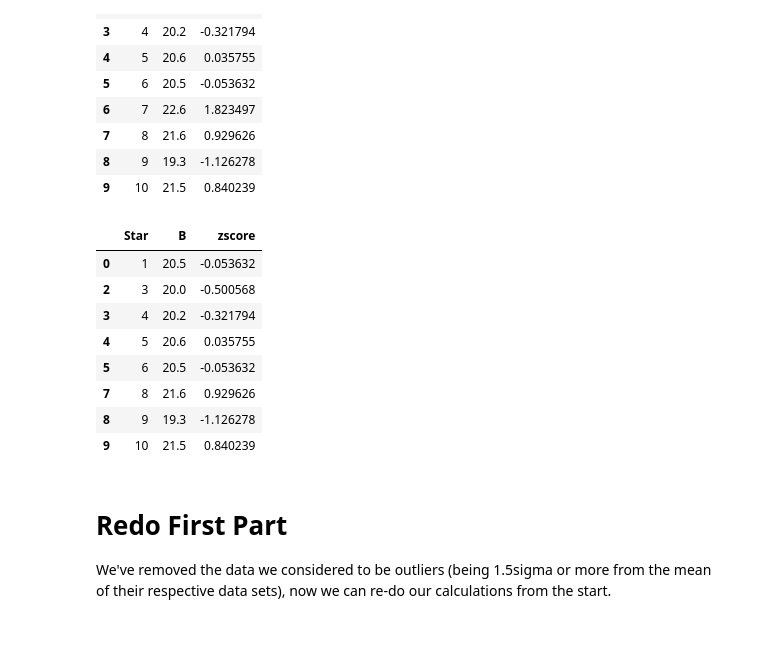
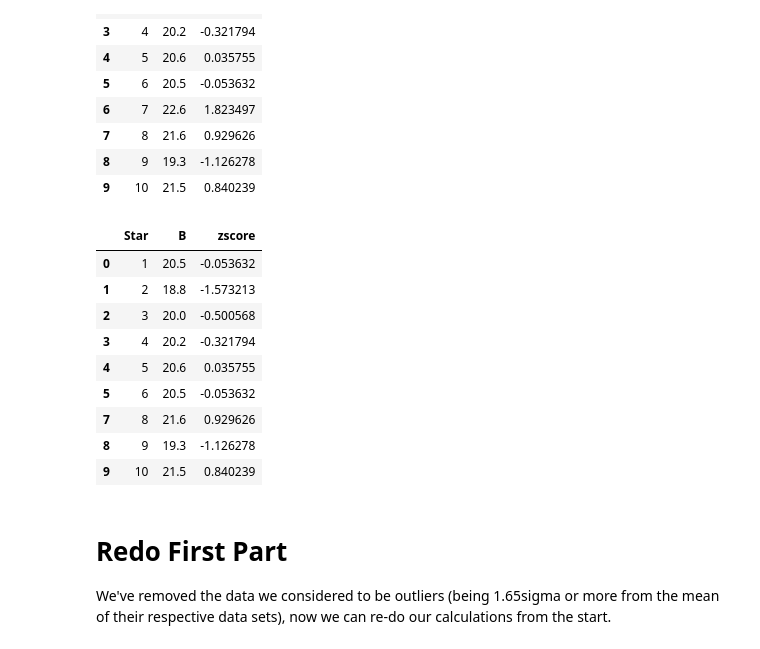
Before and after one commit to zalfalah/Astr3800, a Jupyter notebook: In-Class probably week 9.ipynb, the cells around one changed output. Cells and saved outputs as stored; diff of their text form; code cells hidden in the pictures.

```diff
--- a/In-Class probably week 9.ipynb
+++ b/In-Class probably week 9.ipynb
@@ -149,12 +150,13 @@ db
 | 9 | 10 | 21.5 | 0.840239 |
 # %%
 #Get rid of ones in B with a abs(z) > 1.5sigma
-db[(db > 1.5) | (db <-1.5)]   #this was used to check which values fit that criteria
-db= db.drop([1, 6])
+db[(db > 1.65) | (db <-1.65)]   #this was used to check which values fit that criteria
+db= db.drop([6])
 db
 # %% [output]
 |  | Star | B | zscore |
 | 0 | 1 | 20.5 | -0.053632 |
+| 1 | 2 | 18.8 | -1.573213 |
 | 2 | 3 | 20.0 | -0.500568 |
 | 3 | 4 | 20.2 | -0.321794 |
 | 4 | 5 | 20.6 | 0.035755 |
@@ -164,7 +166,7 @@ db
 | 9 | 10 | 21.5 | 0.840239 |
 # %% [markdown]
 # Redo First Part
-We've removed the data we considered to be outliers (being 1.5sigma or more from the mean of their respective data sets), now we can re-do our calculations from the start.
+We've removed the data we considered to be outliers (being 1.65sigma or more from the mean of their respective data sets), now we can re-do our calculations from the start.
 # %%
 mean2_a = da['A'].mean()
 std2_a = da['A'].std()
```
Also changed, not shown: parts of 9 cells of this notebook.
